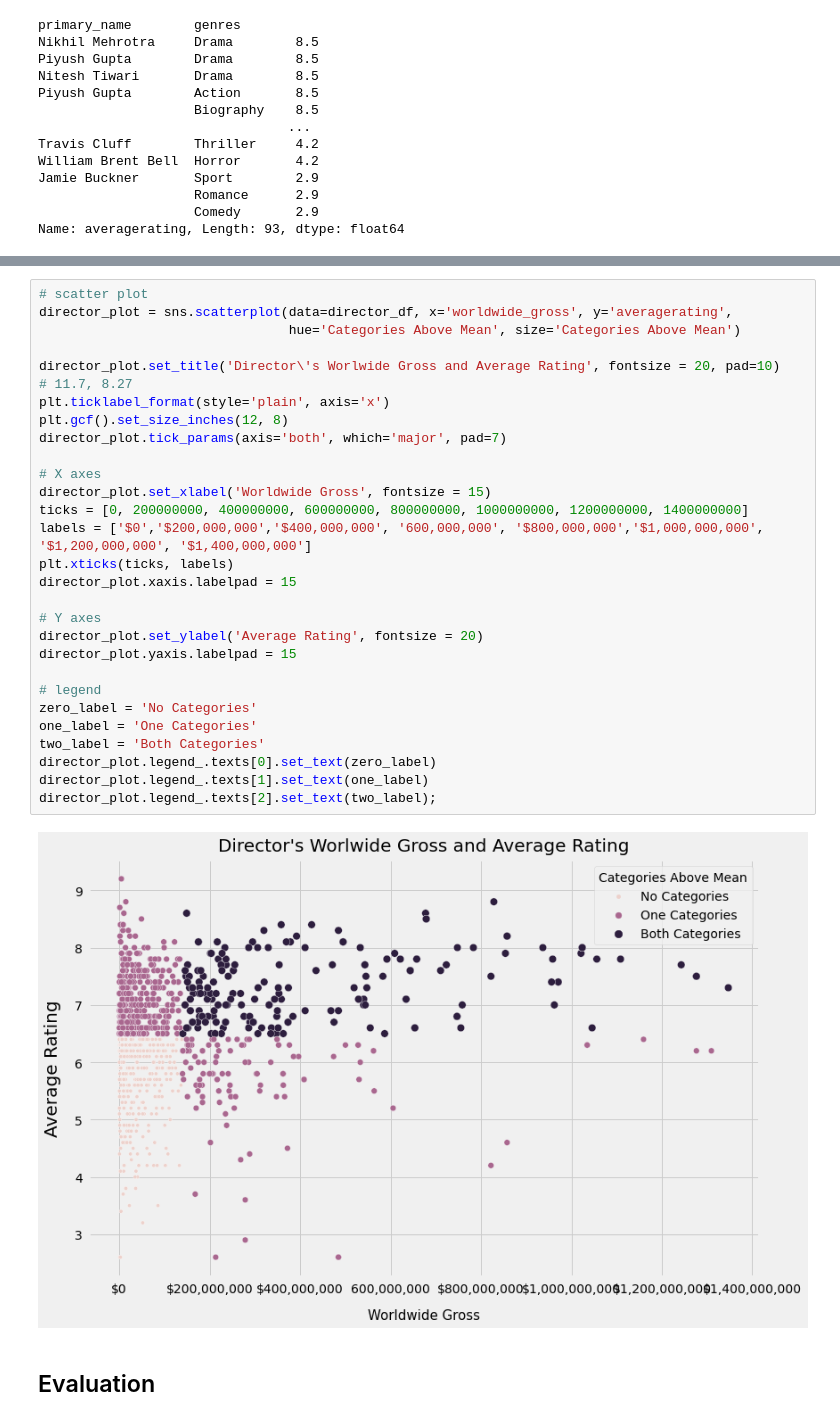
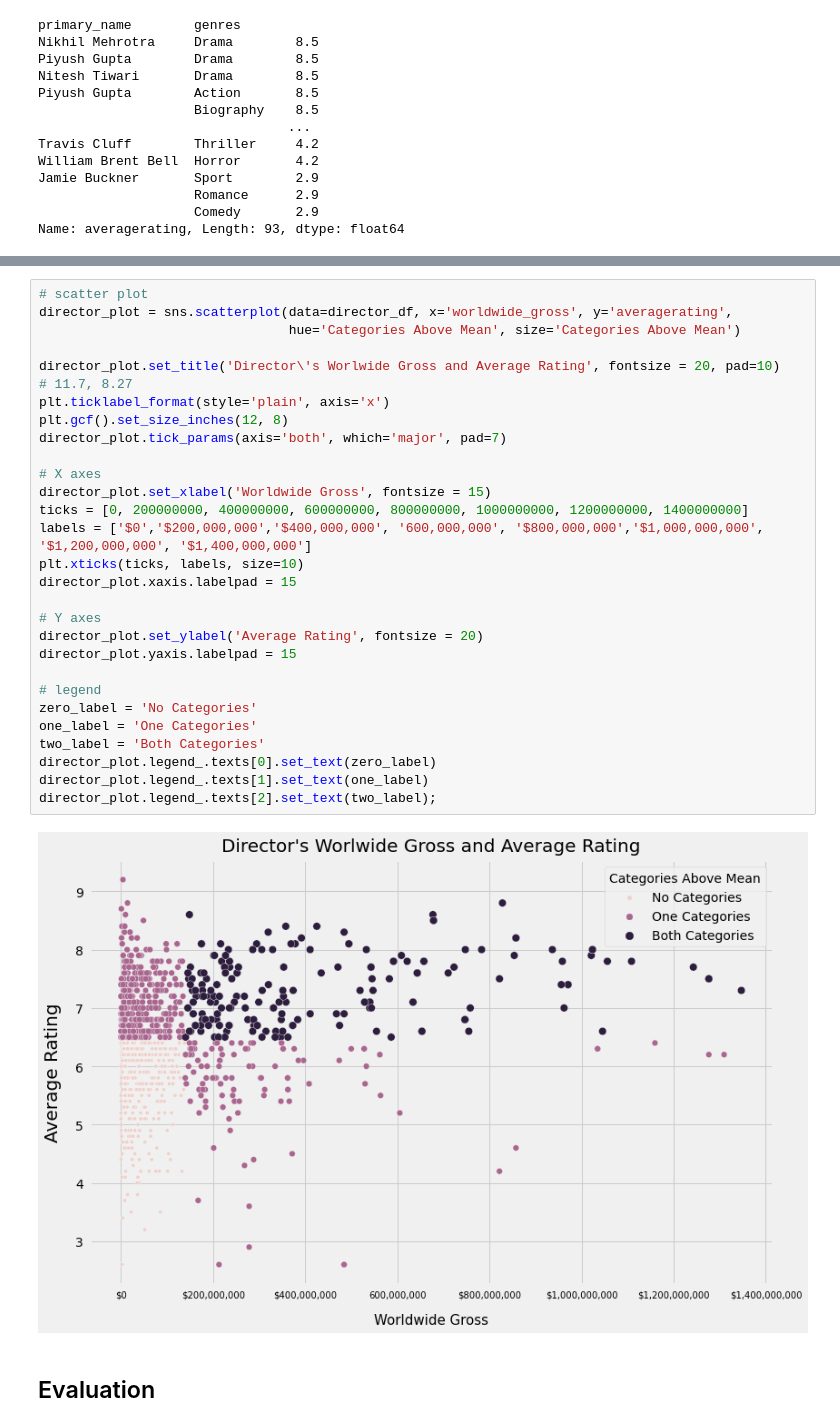
Before and after one commit to zach-hanly/microsoft_movie_project, a Jupyter notebook: master_notebook.ipynb, the cells around one changed output, grey strips where cells are left out. Drawn from its saved outputs; the diff is of its cells as text.

```diff
--- a/master_notebook.ipynb
+++ b/master_notebook.ipynb
@@ -352,33 +356,33 @@ Graphing directors movie with worlwide gross on the x-axes, average rating on th
 # %%
 # scatter plot
 director_plot = sns.scatterplot(data=director_df, x='worldwide_gross', y='averagerating',
                                 hue='Categories Above Mean', size='Categories Above Mean')
 
 director_plot.set_title('Director\'s Worlwide Gross and Average Rating', fontsize = 20, pad=10)
 # 11.7, 8.27
 plt.ticklabel_format(style='plain', axis='x')
 plt.gcf().set_size_inches(12, 8)
 director_plot.tick_params(axis='both', which='major', pad=7)
 
 # X axes
 director_plot.set_xlabel('Worldwide Gross', fontsize = 15)
 ticks = [0, 200000000, 400000000, 600000000, 800000000, 1000000000, 1200000000, 1400000000]
 labels = ['$0','$200,000,000','$400,000,000', '600,000,000', '$800,000,000','$1,000,000,000', '$1,200,000,000', '$1,400,000,000']
-plt.xticks(ticks, labels)
+plt.xticks(ticks, labels, size=10)
 director_plot.xaxis.labelpad = 15
 
 # Y axes
 director_plot.set_ylabel('Average Rating', fontsize = 20)
 director_plot.yaxis.labelpad = 15
 
 # legend
 zero_label = 'No Categories'
 one_label = 'One Categories'
 two_label = 'Both Categories'
 director_plot.legend_.texts[0].set_text(zero_label)
 director_plot.legend_.texts[1].set_text(one_label)
 director_plot.legend_.texts[2].set_text(two_label);
 # %% [output]
-[figure, old version]
+[figure, new version]
 # %% [markdown]
 ## Evaluation
```
Also changed, not shown: parts of 14 cells of this notebook, 1 other file.
